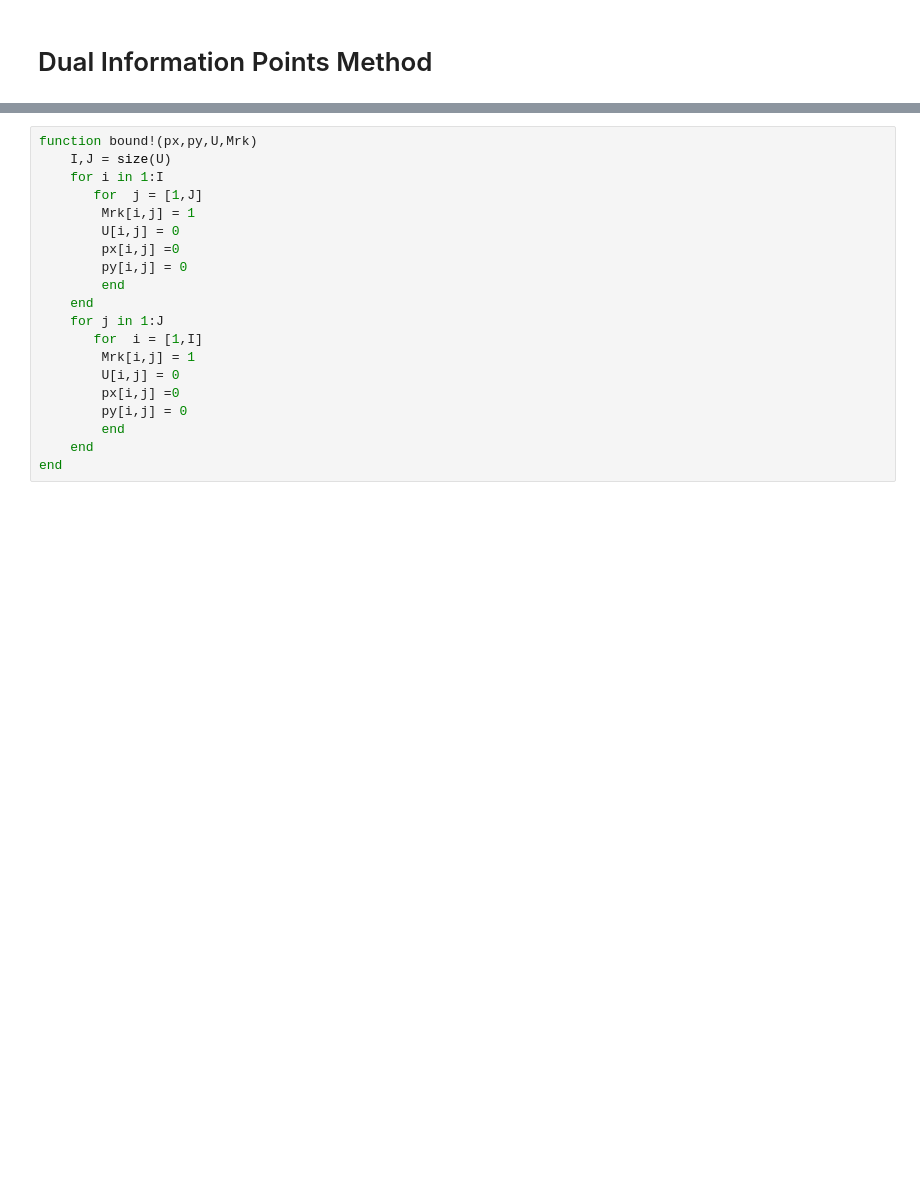
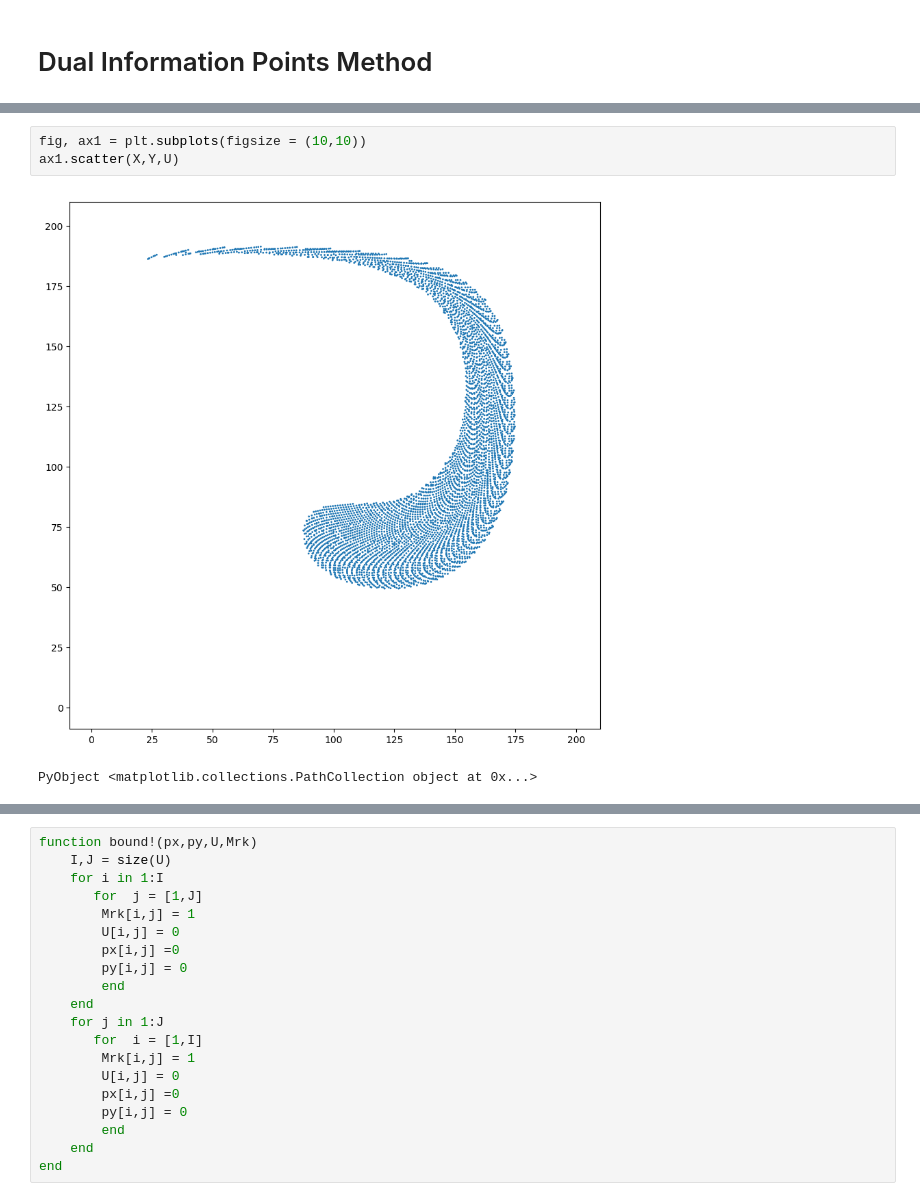
Before and after one commit to bfly123/DIPjulia, a Jupyter notebook: DIP.ipynb, the cells around one changed output, grey strips where cells are left out. Cells and saved outputs as stored; diff of their text form; blank space fills up the shorter version.

```diff
--- a/DIP.ipynb
+++ b/DIP.ipynb
@@ -19,0 +120,6 @@ function DIP(pxₚ,pyₚ,Nxₚ,Nyₚ,Uₚ,px,py,u,v,U,dt)
+# %%
+fig, ax1 = plt.subplots(figsize = (10,10))
+ax1.scatter(X,Y,U)
+# %% [output]
+[figure, added]
+PyObject <matplotlib.collections.PathCollection object at 0x...>
```
Also changed, not shown: parts of 29 cells of this notebook, 1 other file.
